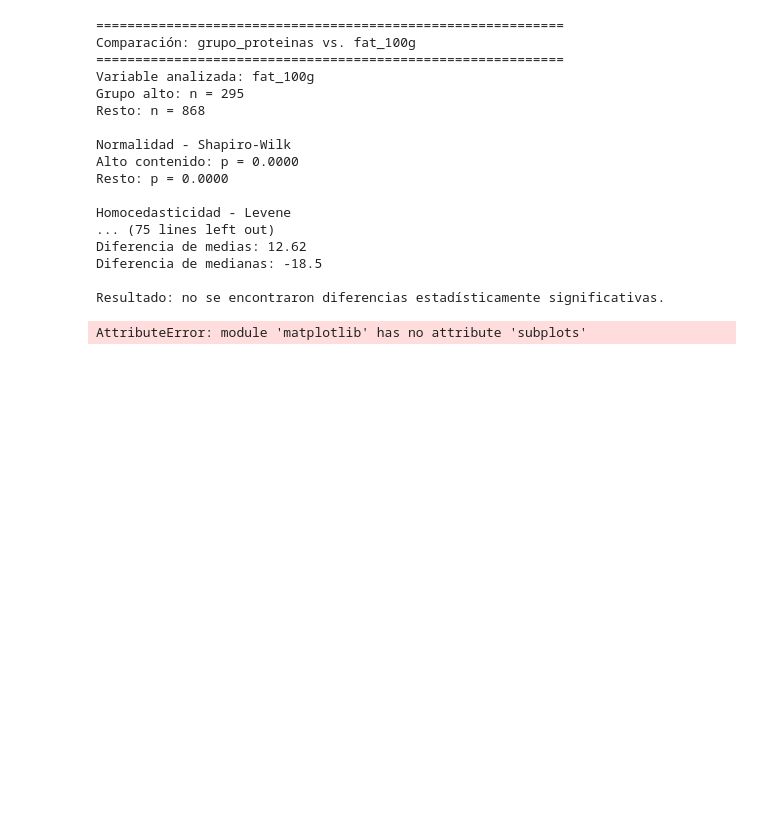
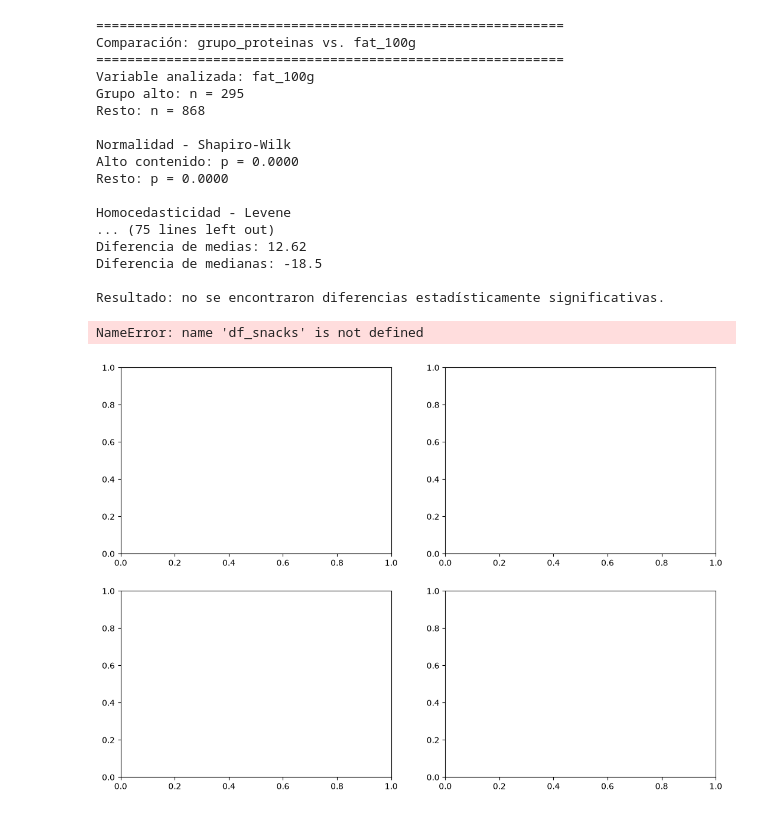
Before and after one commit to ezequielalecci/TP-Fundamentos-de-la-ciencia-de-datos, a Jupyter notebook: hipotesis_snacks.ipynb, the cells around one changed output. Saved outputs shown, nothing was run; the diff lists cells and outputs as text; code cells hidden in the pictures; blank space fills up the shorter version.

```diff
--- a/hipotesis_snacks.ipynb
+++ b/hipotesis_snacks.ipynb
@@ -317,30 +317,37 @@ Diferencia de medianas: -18.5
 Resultado: no se encontraron diferencias estadísticamente significativas.
 # %%
 import matplotlib.pyplot as plt
+
+import pandas as pd
+
+df = pd.read_parquet("dataset_limpio.parquet")
+
+df_snacks = df[df["categoria_macro"] == "Snacks y Dulces"].copy()
 
 fig, axes = plt.subplots(2, 2, figsize=(13, 9))
 
 graficos = [
     ('grupo_proteinas', 'fat_100g', 'Proteínas vs. Grasas'),
     ('grupo_proteinas', 'energy_kcal', 'Proteínas vs. Energía'),
     ('grupo_fibra', 'fat_100g', 'Fibra vs. Grasas'),
     ('grupo_fibra', 'energy_kcal', 'Fibra vs. Energía')
 ]
 
 for ax, (grupo, variable, titulo) in zip(axes.flat, graficos):
 
     df_snacks.boxplot(
         column=variable,
         by=grupo,
         ax=ax
     )
 
     ax.set_title(titulo)
     ax.set_xlabel('Grupo')
     ax.set_ylabel(variable)
 
 plt.suptitle('Comparación nutricional de snacks')
 plt.tight_layout()
 plt.show()
 # %% [output]
-AttributeError: module 'matplotlib' has no attribute 'subplots'
+NameError: name 'df_snacks' is not defined
+[figure, added]
```
Also changed, not shown: 2 other files.
